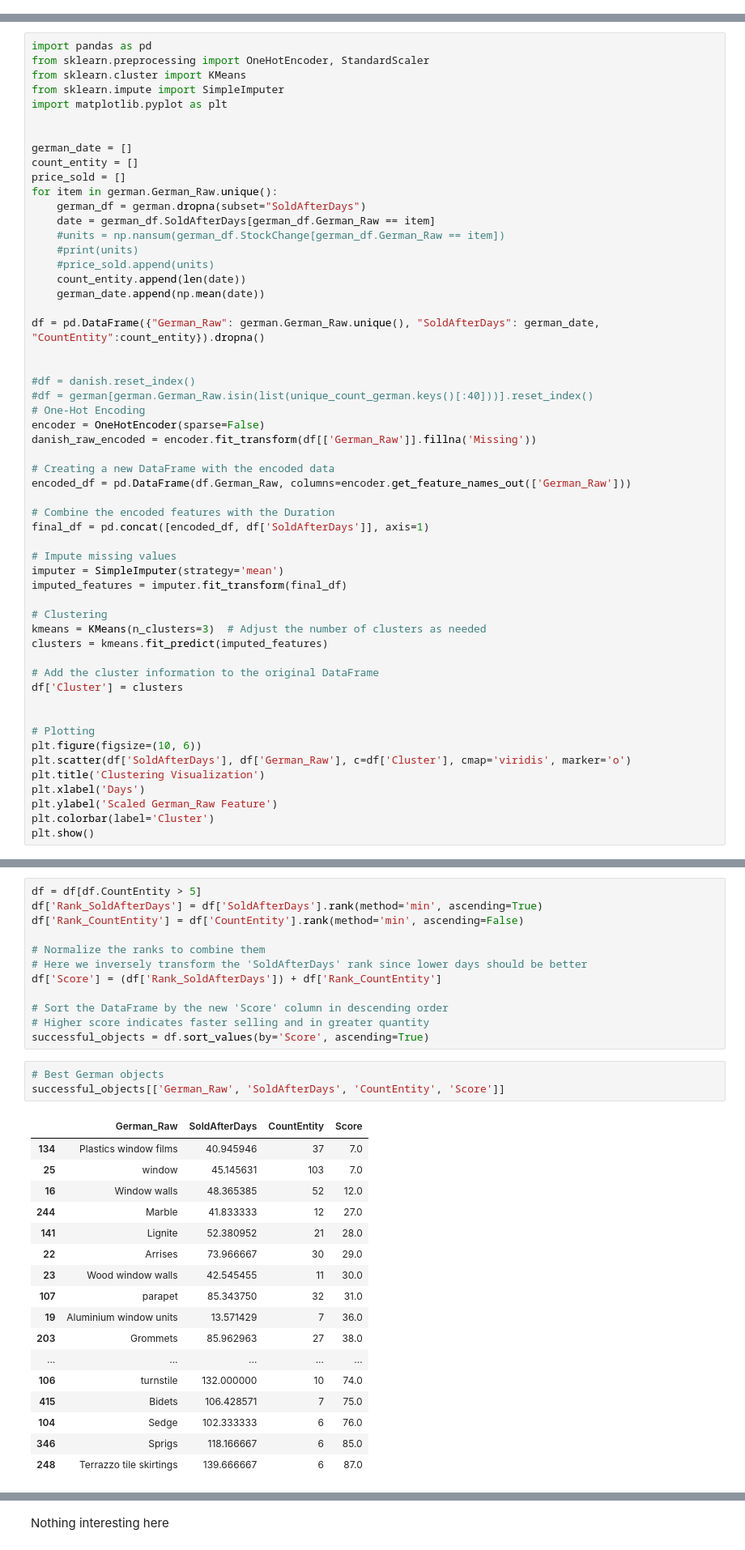
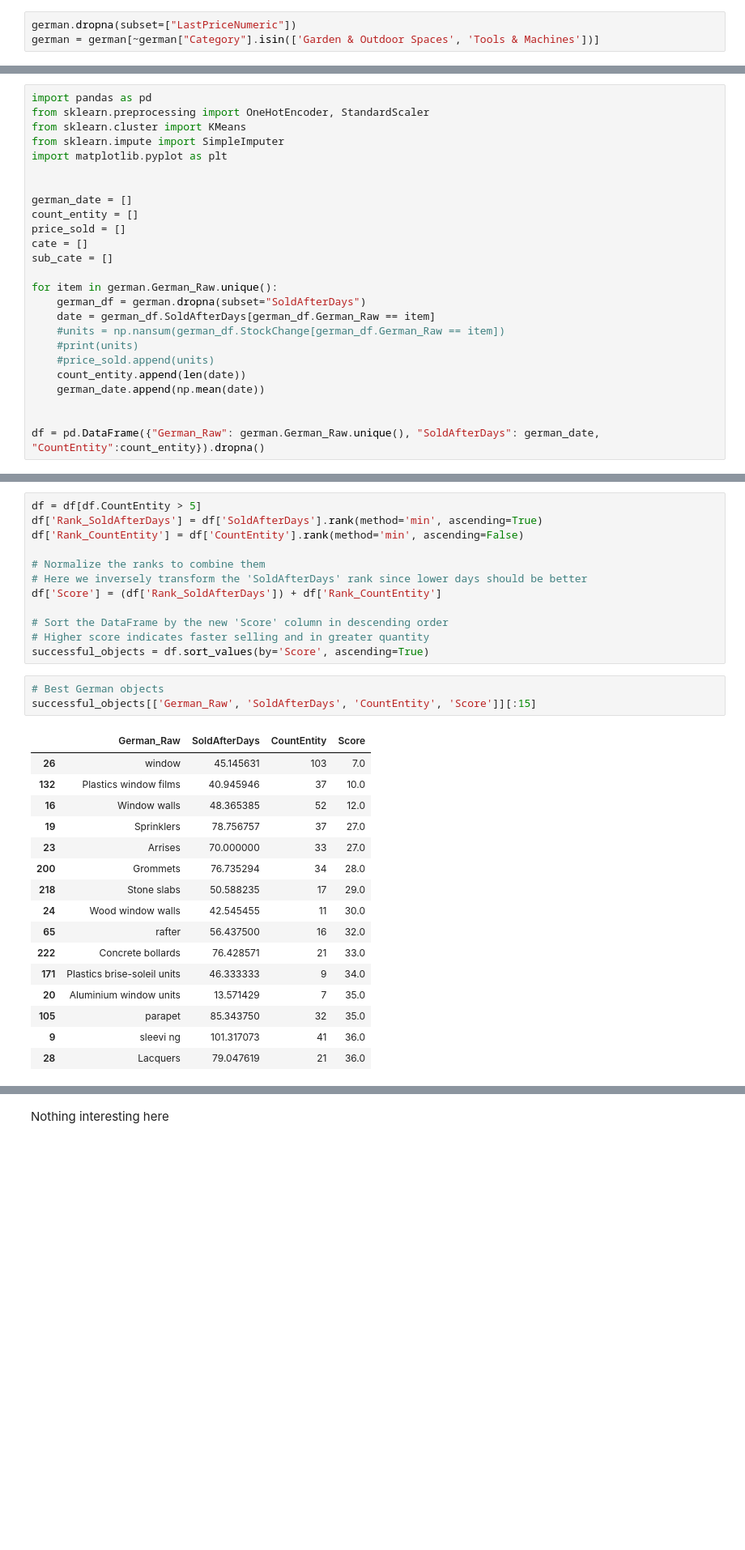
Before and after one commit to OuldBay-Abderrahmane/reuse-research-analysis, a Jupyter notebook: analysis.ipynb, the cells around one changed output, grey strips where cells are left out. Shown at 81% size. Saved outputs shown, nothing was run; the diff lists cells and outputs as text; blank space fills up the shorter version.

```diff
--- a/analysis.ipynb
+++ b/analysis.ipynb
@@ -527,0 +421,3 @@ german.dropna(subset=["LastPriceNumeric"])
+# %%
+german.dropna(subset=["LastPriceNumeric"])
+german = german[~german["Category"].isin(['Garden & Outdoor Spaces', 'Tools & Machines'])]
@@ -683,6 +617,9 @@ import matplotlib.pyplot as plt
 german_date = []
 count_entity = []
 price_sold = []
+cate = []
+sub_cate = []
+
 for item in german.German_Raw.unique():
     german_df = german.dropna(subset="SoldAfterDays")
     date = german_df.SoldAfterDays[german_df.German_Raw == item]
@@ -692,38 +629,5 @@ for item in german.German_Raw.unique():
     count_entity.append(len(date))
     german_date.append(np.mean(date))
 
+
 df = pd.DataFrame({"German_Raw": german.German_Raw.unique(), "SoldAfterDays": german_date, "CountEntity":count_entity}).dropna()
-
-
-#df = danish.reset_index()
-#df = german[german.German_Raw.isin(list(unique_count_german.keys()[:40]))].reset_index()
-# One-Hot Encoding
-encoder = OneHotEncoder(sparse=False)
-danish_raw_encoded = encoder.fit_transform(df[['German_Raw']].fillna('Missing'))
-
-# Creating a new DataFrame with the encoded data
-encoded_df = pd.DataFrame(df.German_Raw, columns=encoder.get_feature_names_out(['German_Raw']))
-
-# Combine the encoded features with the Duration
-final_df = pd.concat([encoded_df, df['SoldAfterDays']], axis=1)
-
-# Impute missing values
-imputer = SimpleImputer(strategy='mean')
-imputed_features = imputer.fit_transform(final_df)
-
-# Clustering
-kmeans = KMeans(n_clusters=3)  # Adjust the number of clusters as needed
-clusters = kmeans.fit_predict(imputed_features)
-
-# Add the cluster information to the original DataFrame
-df['Cluster'] = clusters
-
-
-# Plotting
-plt.figure(figsize=(10, 6))
-plt.scatter(df['SoldAfterDays'], df['German_Raw'], c=df['Cluster'], cmap='viridis', marker='o')
-plt.title('Clustering Visualization')
-plt.xlabel('Days')
-plt.ylabel('Scaled German_Raw Feature')
-plt.colorbar(label='Cluster')
-plt.show()
@@ -743,25 +645,24 @@ df['Score'] = (df['Rank_SoldAfterDays']) + df['Rank_CountEntity']
 successful_objects = df.sort_values(by='Score', ascending=True)
 # %%
 # Best German objects
-successful_objects[['German_Raw', 'SoldAfterDays', 'CountEntity', 'Score']]
+successful_objects[['German_Raw', 'SoldAfterDays', 'CountEntity', 'Score']][:15]
 # %% [output]
 |  | German_Raw | SoldAfterDays | CountEntity | Score |
-| 134 | Plastics window films | 40.945946 | 37 | 7.0 |
-| 25 | window | 45.145631 | 103 | 7.0 |
+| 26 | window | 45.145631 | 103 | 7.0 |
+| 132 | Plastics window films | 40.945946 | 37 | 10.0 |
 | 16 | Window walls | 48.365385 | 52 | 12.0 |
-| 244 | Marble | 41.833333 | 12 | 27.0 |
-| 141 | Lignite | 52.380952 | 21 | 28.0 |
-| 22 | Arrises | 73.966667 | 30 | 29.0 |
-| 23 | Wood window walls | 42.545455 | 11 | 30.0 |
-| 107 | parapet | 85.343750 | 32 | 31.0 |
-| 19 | Aluminium window units | 13.571429 | 7 | 36.0 |
-| 203 | Grommets | 85.962963 | 27 | 38.0 |
-| ... | ... | ... | ... | ... |
-| 106 | turnstile | 132.000000 | 10 | 74.0 |
-| 415 | Bidets | 106.428571 | 7 | 75.0 |
-| 104 | Sedge | 102.333333 | 6 | 76.0 |
-| 346 | Sprigs | 118.166667 | 6 | 85.0 |
-| 248 | Terrazzo tile skirtings | 139.666667 | 6 | 87.0 |
+| 19 | Sprinklers | 78.756757 | 37 | 27.0 |
+| 23 | Arrises | 70.000000 | 33 | 27.0 |
+| 200 | Grommets | 76.735294 | 34 | 28.0 |
+| 218 | Stone slabs | 50.588235 | 17 | 29.0 |
+| 24 | Wood window walls | 42.545455 | 11 | 30.0 |
+| 65 | rafter | 56.437500 | 16 | 32.0 |
+| 222 | Concrete bollards | 76.428571 | 21 | 33.0 |
+| 171 | Plastics brise-soleil units | 46.333333 | 9 | 34.0 |
+| 20 | Aluminium window units | 13.571429 | 7 | 35.0 |
+| 105 | parapet | 85.343750 | 32 | 35.0 |
+| 9 | sleevi ng | 101.317073 | 41 | 36.0 |
+| 28 | Lacquers | 79.047619 | 21 | 36.0 |
 # %%
 # Worst German objects
 worst_objects = df.sort_values(by='Score', ascending=False)
```
Also changed, not shown: parts of 115 cells of this notebook, 12 other files.
